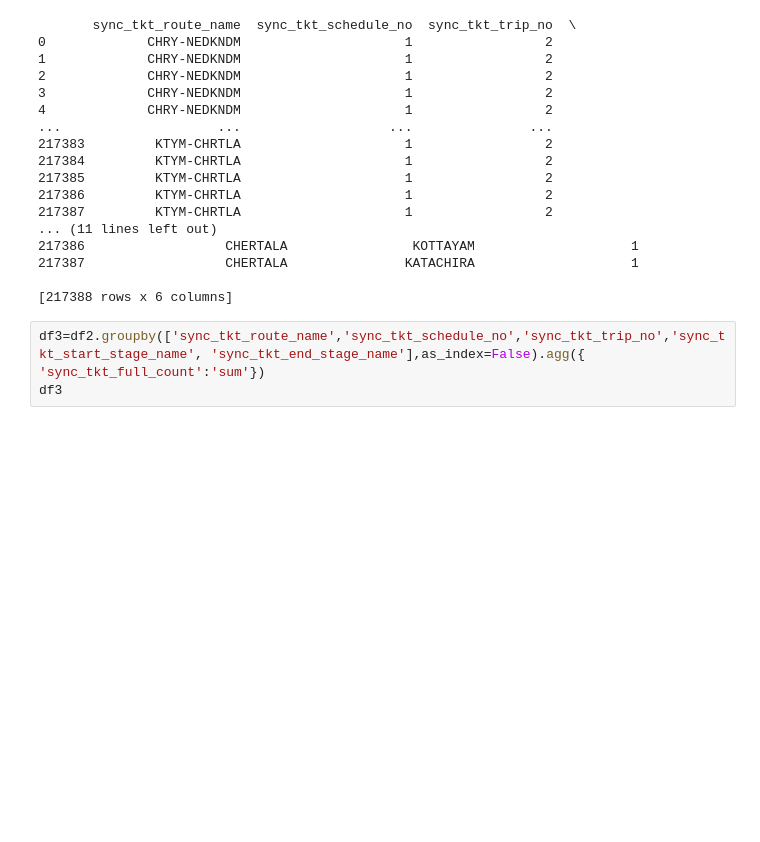
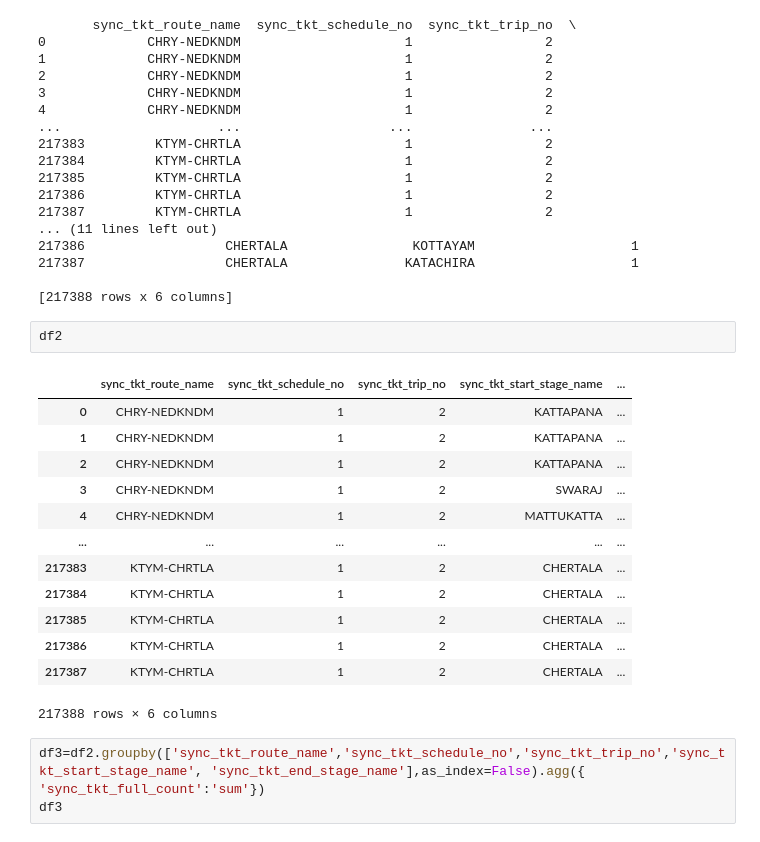
Before and after one commit to abdulmanafpv/Machine-Learning-Projects, a Jupyter notebook: Predict the KSRTC buses future trips/Predict the KSRTC buses future trips .ipynb, the cells around one changed output. Saved outputs shown, nothing was run; the diff lists cells and outputs as text; blank space fills up the shorter version.

```diff
--- a/Predict the KSRTC buses future trips/Predict the KSRTC buses future trips .ipynb
+++ b/Predict the KSRTC buses future trips/Predict the KSRTC buses future trips .ipynb
@@ -86,6 +236,22 @@ print(df2)
 217387                  CHERTALA               KATACHIRA                    1
 
 [217388 rows x 6 columns]
+# %%
+df2
+# %% [output]
+|  | sync_tkt_route_name | sync_tkt_schedule_no | sync_tkt_trip_no | sync_tkt_start_stage_name | ... |
+| 0 | CHRY-NEDKNDM | 1 | 2 | KATTAPANA | ... |
+| 1 | CHRY-NEDKNDM | 1 | 2 | KATTAPANA | ... |
+| 2 | CHRY-NEDKNDM | 1 | 2 | KATTAPANA | ... |
+| 3 | CHRY-NEDKNDM | 1 | 2 | SWARAJ | ... |
+| 4 | CHRY-NEDKNDM | 1 | 2 | MATTUKATTA | ... |
+| ... | ... | ... | ... | ... | ... |
+| 217383 | KTYM-CHRTLA | 1 | 2 | CHERTALA | ... |
+| 217384 | KTYM-CHRTLA | 1 | 2 | CHERTALA | ... |
+| 217385 | KTYM-CHRTLA | 1 | 2 | CHERTALA | ... |
+| 217386 | KTYM-CHRTLA | 1 | 2 | CHERTALA | ... |
+| 217387 | KTYM-CHRTLA | 1 | 2 | CHERTALA | ... |
+217388 rows × 6 columns
 # %%
 df3=df2.groupby(['sync_tkt_route_name','sync_tkt_schedule_no','sync_tkt_trip_no','sync_tkt_start_stage_name', 'sync_tkt_end_stage_name'],as_index=False).agg({ 'sync_tkt_full_count':'sum'})
 df3
```
Also changed, not shown: parts of 52 cells of this notebook, 4 other files.
